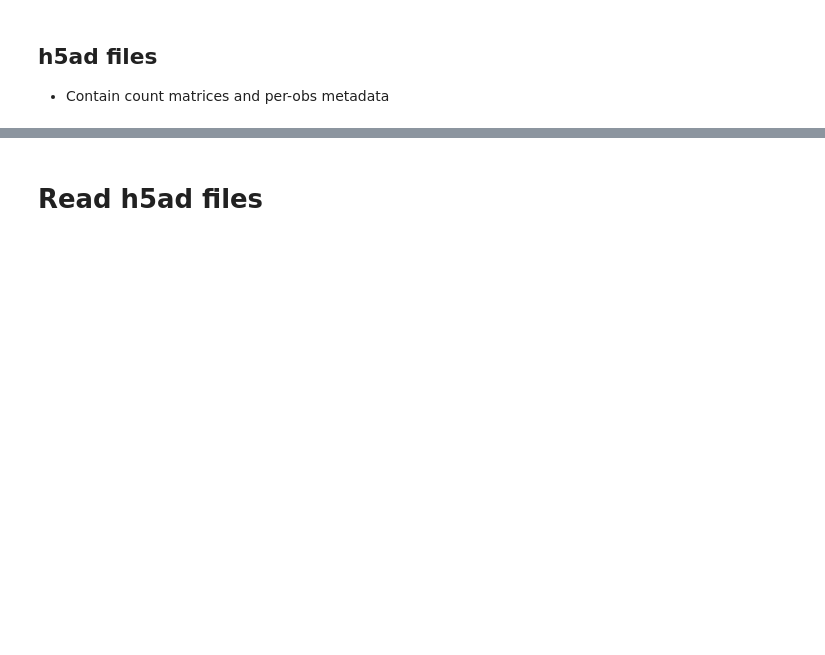
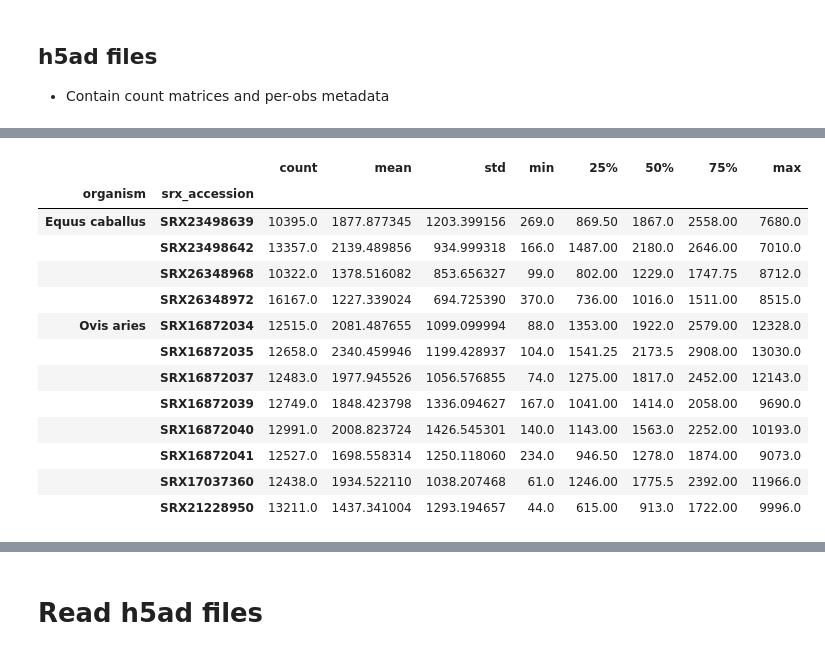
Before and after one commit to rdas-genesilico-ai/arc-virtual-cell-atlas-uv, a Jupyter notebook: scBaseCamp/tutorial-py.ipynb, the cells around one changed output, grey strips where cells are left out. Saved outputs shown, nothing was run; the diff lists cells and outputs as text; code cells hidden in the pictures; blank space fills up the shorter version.

```diff
--- a/scBaseCamp/tutorial-py.ipynb
+++ b/scBaseCamp/tutorial-py.ipynb
@@ -254,0 +342,8 @@ Name: count, dtype: int64
+# %%
+target_organisms = ["Ovis aries", "Equus caballus"]
+obs_count_cutoff = 10000
+# %%
+# get the target samples
+target_samples = sample_metadata[(sample_metadata["organism"].isin(target_organisms)) & (sample_metadata["obs_count"] > obs_count_cutoff)]
+print(target_samples.shape)
+target_samples.head()
@@ -254,0 +358,5 @@ Name: count, dtype: int64
+# %%
+# filter the obs metadata
+target_orgs = [x.replace(" ", "_") for x in target_samples["organism"].unique().tolist()]
+target_obs_files = obs_pq_files[obs_pq_files["organism"].isin(target_orgs)]
+target_obs_files
@@ -254,0 +367,14 @@ Name: count, dtype: int64
+# %%
+# read in the obs metadata
+obs_metadata = []
+for i,row in target_obs_files.iterrows():
+    obs_metadata.append(
+        ds.dataset(row["file_path"], filesystem=fs, format="parquet").to_table().to_pandas()
+    )
+obs_metadata = pd.concat(obs_metadata)
+
+# merge with the target samples
+obs_metadata = target_samples.merge(obs_metadata, left_on="srx_accession", right_on="SRX_accession")
+
+print(obs_metadata.shape)
+obs_metadata.head()
@@ -254,0 +389,18 @@ Name: count, dtype: int64
+# %%
+# gene_count distribution per sample
+obs_metadata.groupby(["organism", "srx_accession"])["gene_count"].describe()
+# %% [output]
+|  |  | count | mean | std | min | 25% | 50% | 75% | max |
+| organism | srx_accession |  |  |  |  |  |  |  |  |
+| Equus caballus | SRX23498639 | 10395.0 | 1877.877345 | 1203.399156 | 269.0 | 869.50 | 1867.0 | 2558.00 | 7680.0 |
+|  | SRX23498642 | 13357.0 | 2139.489856 | 934.999318 | 166.0 | 1487.00 | 2180.0 | 2646.00 | 7010.0 |
+|  | SRX26348968 | 10322.0 | 1378.516082 | 853.656327 | 99.0 | 802.00 | 1229.0 | 1747.75 | 8712.0 |
+|  | SRX26348972 | 16167.0 | 1227.339024 | 694.725390 | 370.0 | 736.00 | 1016.0 | 1511.00 | 8515.0 |
+| Ovis aries | SRX16872034 | 12515.0 | 2081.487655 | 1099.099994 | 88.0 | 1353.00 | 1922.0 | 2579.00 | 12328.0 |
+|  | SRX16872035 | 12658.0 | 2340.459946 | 1199.428937 | 104.0 | 1541.25 | 2173.5 | 2908.00 | 13030.0 |
+|  | SRX16872037 | 12483.0 | 1977.945526 | 1056.576855 | 74.0 | 1275.00 | 1817.0 | 2452.00 | 12143.0 |
+|  | SRX16872039 | 12749.0 | 1848.423798 | 1336.094627 | 167.0 | 1041.00 | 1414.0 | 2058.00 | 9690.0 |
+|  | SRX16872040 | 12991.0 | 2008.823724 | 1426.545301 | 140.0 | 1143.00 | 1563.0 | 2252.00 | 10193.0 |
+|  | SRX16872041 | 12527.0 | 1698.558314 | 1250.118060 | 234.0 | 946.50 | 1278.0 | 1874.00 | 9073.0 |
+|  | SRX17037360 | 12438.0 | 1934.522110 | 1038.207468 | 61.0 | 1246.00 | 1775.5 | 2392.00 | 11966.0 |
+|  | SRX21228950 | 13211.0 | 1437.341004 | 1293.194657 | 44.0 | 615.00 | 913.0 | 1722.00 | 9996.0 |
```
Also changed, not shown: parts of 67 cells of this notebook, 1 other file.
